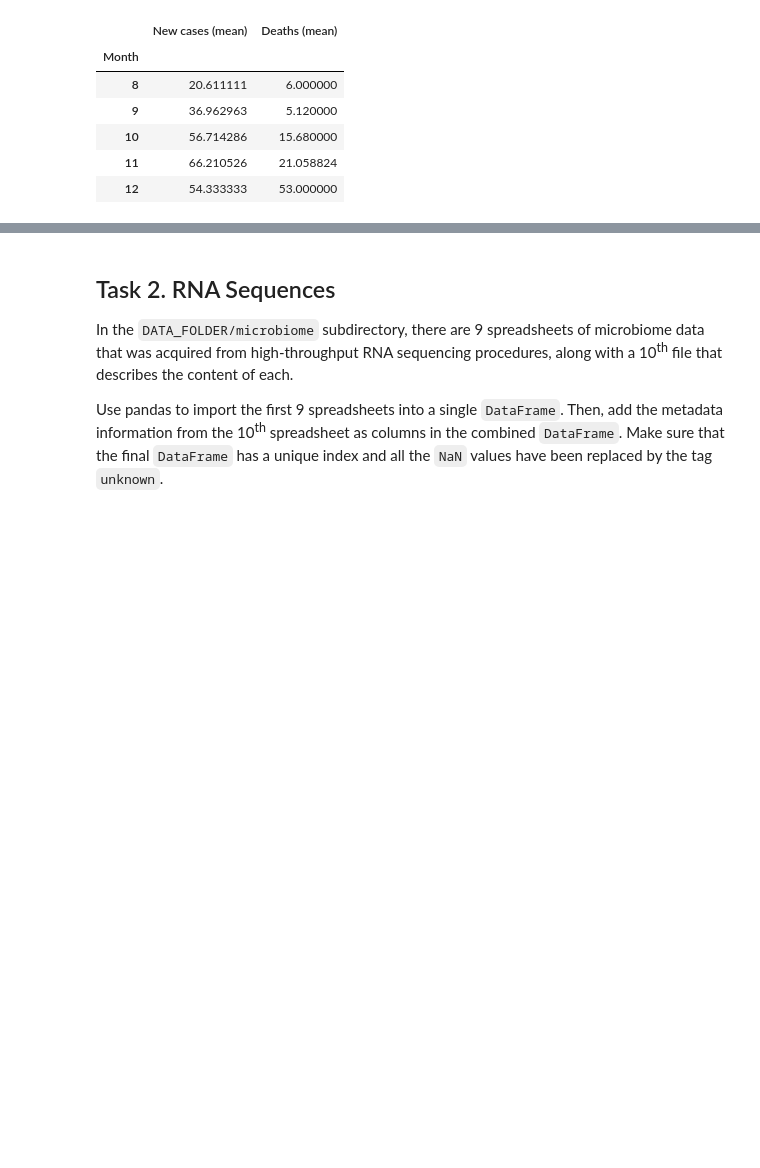
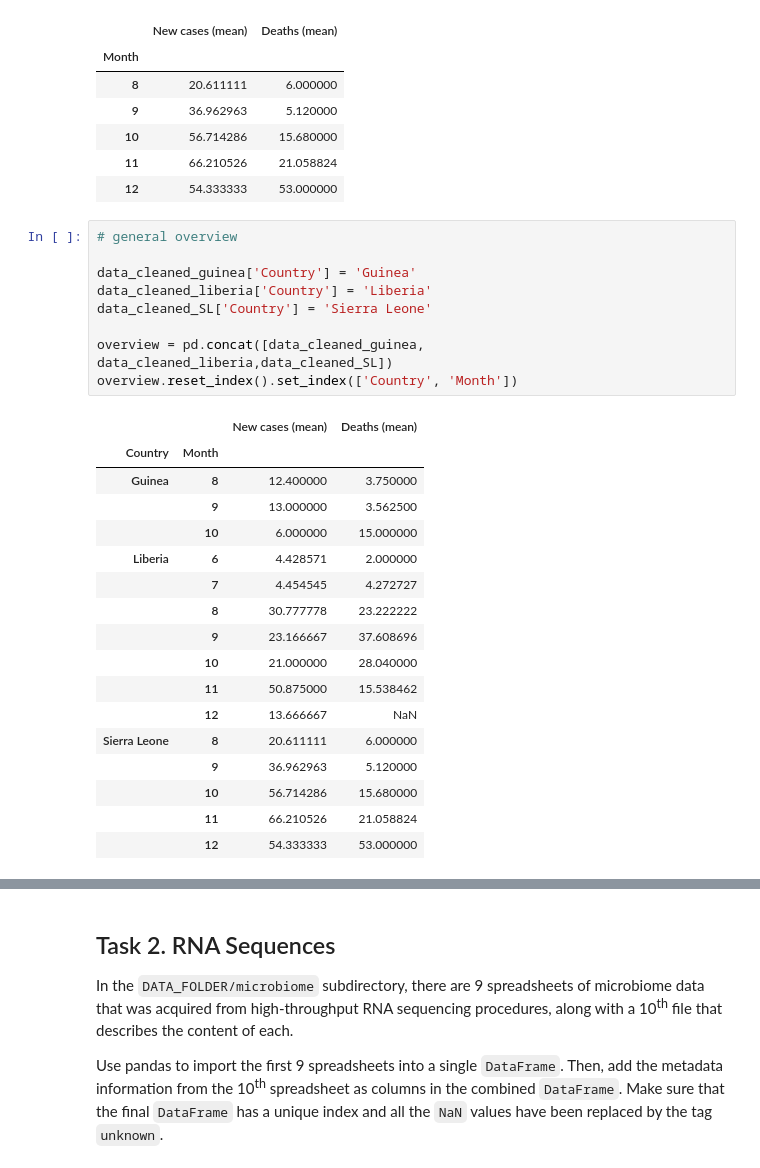
Before and after one commit to Timonzimm/CS-401, a Jupyter notebook: HW01/Homework 1.ipynb, the cells around one changed output, grey strips where cells are left out. Saved outputs shown, nothing was run; the diff lists cells and outputs as text; blank space fills up the shorter version.

Commit message:
add overview df for task 1 + comments

```diff
--- a/HW01/Homework 1.ipynb
+++ b/HW01/Homework 1.ipynb
@@ -194,3 +196,30 @@ data_cleaned_SL
 | 10 | 56.714286 | 15.680000 |
 | 11 | 66.210526 | 21.058824 |
 | 12 | 54.333333 | 53.000000 |
+# %%
+# general overview
+
+data_cleaned_guinea['Country'] = 'Guinea'
+data_cleaned_liberia['Country'] = 'Liberia'
+data_cleaned_SL['Country'] = 'Sierra Leone'
+
+overview = pd.concat([data_cleaned_guinea, data_cleaned_liberia,data_cleaned_SL])
+overview.reset_index().set_index(['Country', 'Month'])
+# %% [output]
+|  |  | New cases (mean) | Deaths (mean) |
+| Country | Month |  |  |
+| Guinea | 8 | 12.400000 | 3.750000 |
+|  | 9 | 13.000000 | 3.562500 |
+|  | 10 | 6.000000 | 15.000000 |
+| Liberia | 6 | 4.428571 | 2.000000 |
+|  | 7 | 4.454545 | 4.272727 |
+|  | 8 | 30.777778 | 23.222222 |
+|  | 9 | 23.166667 | 37.608696 |
+|  | 10 | 21.000000 | 28.040000 |
+|  | 11 | 50.875000 | 15.538462 |
+|  | 12 | 13.666667 | NaN |
+| Sierra Leone | 8 | 20.611111 | 6.000000 |
+|  | 9 | 36.962963 | 5.120000 |
+|  | 10 | 56.714286 | 15.680000 |
+|  | 11 | 66.210526 | 21.058824 |
+|  | 12 | 54.333333 | 53.000000 |
```
Also changed, not shown: parts of 3 cells of this notebook.
